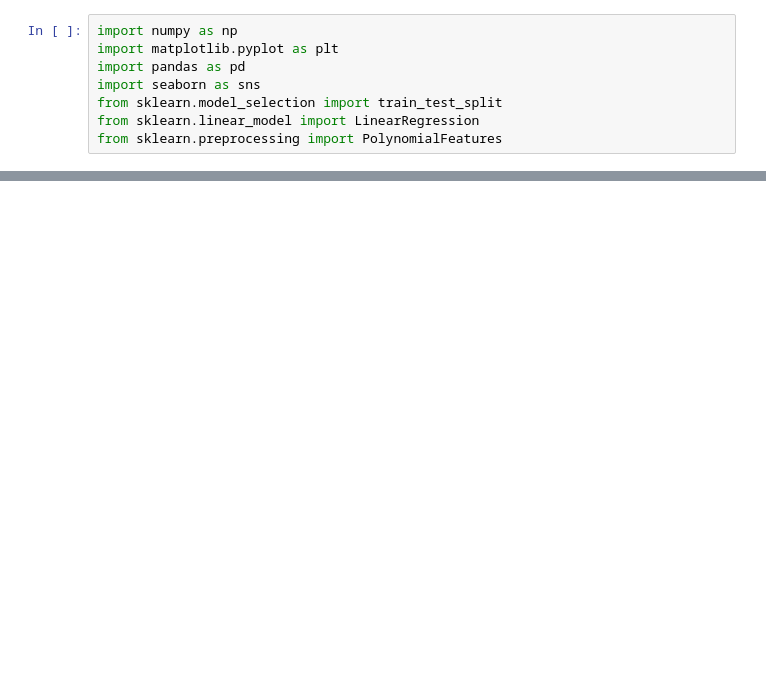
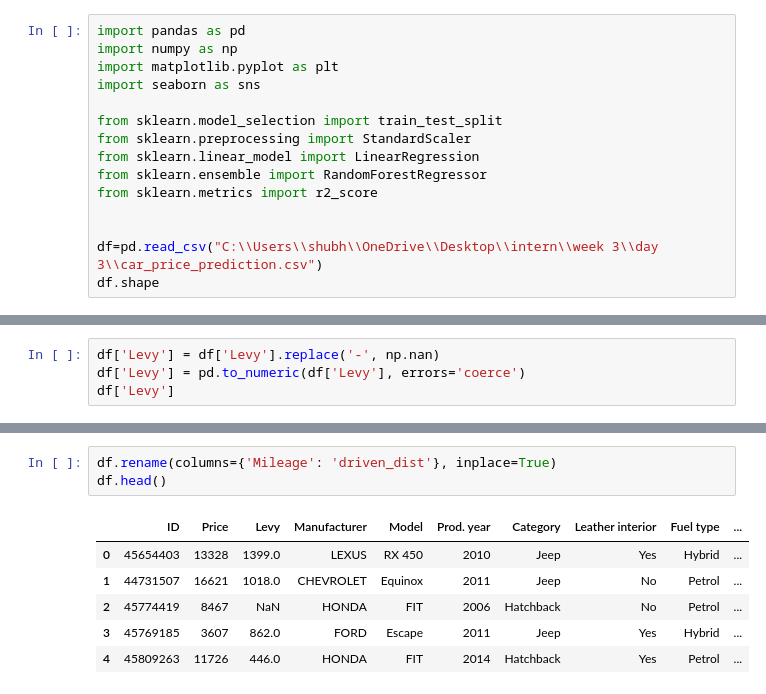
Before and after one commit to Shubhammadiwalar/week3, a Jupyter notebook: pg1.ipynb, the cells around one changed output, grey strips where cells are left out. Cells and saved outputs as stored; diff of their text form; blank space fills up the shorter version.

```diff
--- a/pg1.ipynb
+++ b/pg1.ipynb
@@ -1,8 +1,15 @@
 # %%
+import pandas as pd
 import numpy as np
 import matplotlib.pyplot as plt
-import pandas as pd
 import seaborn as sns
+
 from sklearn.model_selection import train_test_split
+from sklearn.preprocessing import StandardScaler
 from sklearn.linear_model import LinearRegression
-from sklearn.preprocessing import PolynomialFeatures
+from sklearn.ensemble import RandomForestRegressor
+from sklearn.metrics import r2_score
+
+
+df=pd.read_csv("C:\\Users\\shubh\\OneDrive\\Desktop\\intern\\week 3\\day 3\\car_price_prediction.csv")
+df.shape
@@ -20,0 +18,4 @@ from sklearn.svm import SVR ,SVC
+# %%
+df['Levy'] = df['Levy'].replace('-', np.nan)
+df['Levy'] = pd.to_numeric(df['Levy'], errors='coerce')
+df['Levy']
@@ -20,0 +35,10 @@ from sklearn.svm import SVR ,SVC
+# %%
+df.rename(columns={'Mileage': 'driven_dist'}, inplace=True)
+df.head()
+# %% [output]
+|  | ID | Price | Levy | Manufacturer | Model | Prod. year | Category | Leather interior | Fuel type | ... |
+| 0 | 45654403 | 13328 | 1399.0 | LEXUS | RX 450 | 2010 | Jeep | Yes | Hybrid | ... |
+| 1 | 44731507 | 16621 | 1018.0 | CHEVROLET | Equinox | 2011 | Jeep | No | Petrol | ... |
+| 2 | 45774419 | 8467 | NaN | HONDA | FIT | 2006 | Hatchback | No | Petrol | ... |
+| 3 | 45769185 | 3607 | 862.0 | FORD | Escape | 2011 | Jeep | Yes | Hybrid | ... |
+| 4 | 45809263 | 11726 | 446.0 | HONDA | FIT | 2014 | Hatchback | Yes | Petrol | ... |
```
Also changed, not shown: parts of 16 cells of this notebook, 4 other files.
